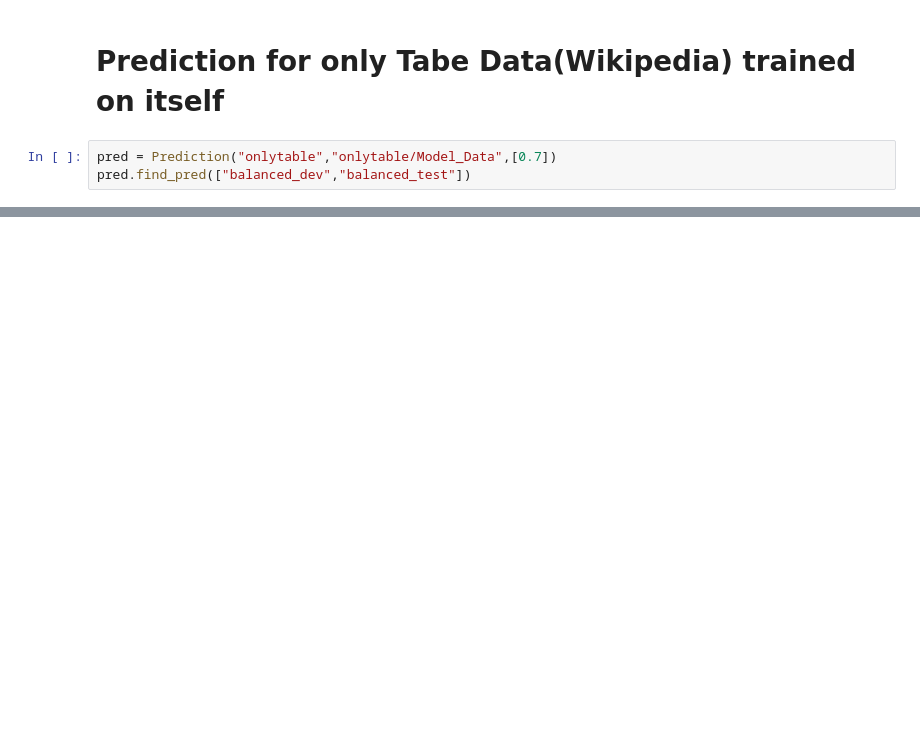
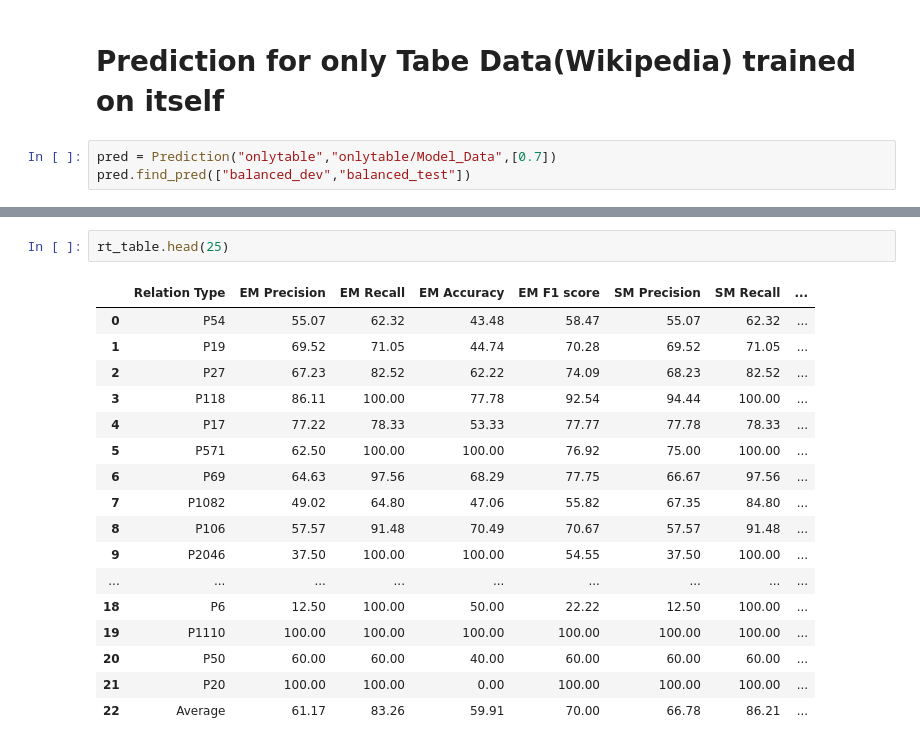
Before and after one commit to usc-isi-i2/NeuralDB, a Jupyter notebook: Data_Statistics.ipynb, the cells around one changed output, grey strips where cells are left out. Cells and saved outputs as stored; diff of their text form; blank space fills up the shorter version.

```diff
--- a/Data_Statistics.ipynb
+++ b/Data_Statistics.ipynb
@@ -671,0 +855,20 @@ Soft Accuracy 53.91 Exact Accuracy 53.91
+# %%
+rt_table.head(25)
+# %% [output]
+|  | Relation Type | EM Precision | EM Recall | EM Accuracy | EM F1 score | SM Precision | SM Recall | ... |
+| 0 | P54 | 55.07 | 62.32 | 43.48 | 58.47 | 55.07 | 62.32 | ... |
+| 1 | P19 | 69.52 | 71.05 | 44.74 | 70.28 | 69.52 | 71.05 | ... |
+| 2 | P27 | 67.23 | 82.52 | 62.22 | 74.09 | 68.23 | 82.52 | ... |
+| 3 | P118 | 86.11 | 100.00 | 77.78 | 92.54 | 94.44 | 100.00 | ... |
+| 4 | P17 | 77.22 | 78.33 | 53.33 | 77.77 | 77.78 | 78.33 | ... |
+| 5 | P571 | 62.50 | 100.00 | 100.00 | 76.92 | 75.00 | 100.00 | ... |
+| 6 | P69 | 64.63 | 97.56 | 68.29 | 77.75 | 66.67 | 97.56 | ... |
+| 7 | P1082 | 49.02 | 64.80 | 47.06 | 55.82 | 67.35 | 84.80 | ... |
+| 8 | P106 | 57.57 | 91.48 | 70.49 | 70.67 | 57.57 | 91.48 | ... |
+| 9 | P2046 | 37.50 | 100.00 | 100.00 | 54.55 | 37.50 | 100.00 | ... |
+| ... | ... | ... | ... | ... | ... | ... | ... | ... |
+| 18 | P6 | 12.50 | 100.00 | 50.00 | 22.22 | 12.50 | 100.00 | ... |
+| 19 | P1110 | 100.00 | 100.00 | 100.00 | 100.00 | 100.00 | 100.00 | ... |
+| 20 | P50 | 60.00 | 60.00 | 40.00 | 60.00 | 60.00 | 60.00 | ... |
+| 21 | P20 | 100.00 | 100.00 | 0.00 | 100.00 | 100.00 | 100.00 | ... |
+| 22 | Average | 61.17 | 83.26 | 59.91 | 70.00 | 66.78 | 86.21 | ... |
```
Also changed, not shown: parts of 70 cells of this notebook, 2 other files.
